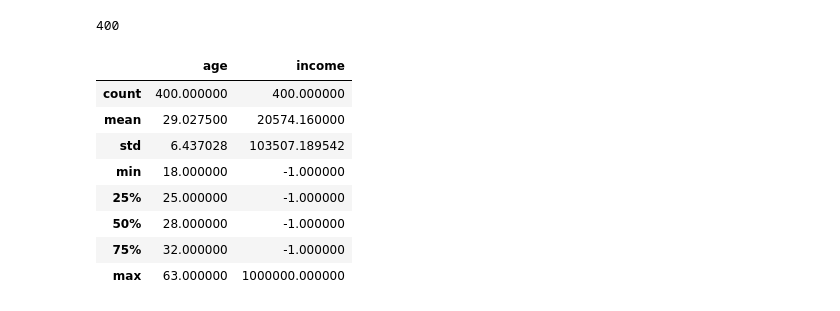
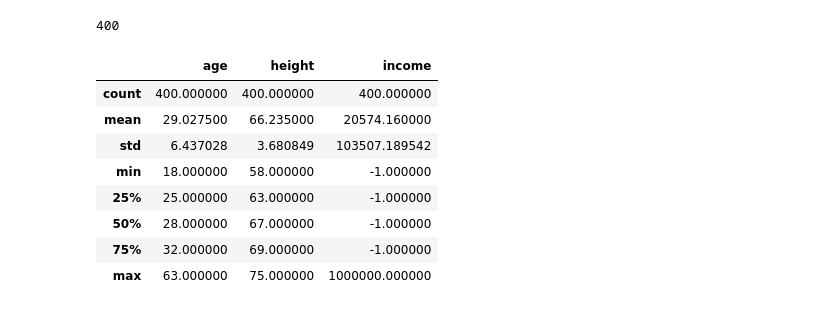
Before and after one commit to truongphamnguyen/daimil-midterm-project, a Jupyter notebook: notebooks/exploring_data.ipynb, the cells around one changed output. Drawn from its saved outputs; the diff is of its cells as text; code cells hidden in the pictures.

```diff
--- a/notebooks/exploring_data.ipynb
+++ b/notebooks/exploring_data.ipynb
@@ -274,3 +276,9 @@ edu_cat_df.to_dict()
   'dropped out of law school': "Bachelor's Degree",
   'dropped out of med school': "Bachelor's Degree",
   'med school': 'Medical Degree'}}
+# %%
+# Accessing nested dictionary
+edu_cat_dict = edu_cat_dict['revised']
+# %%
+cupid_revised_df = cupid_df.replace({"education": edu_cat_dict})
+cupid_revised_df
@@ -277,5 +299,5 @@ edu_cat_df.to_dict()
 # %%
-speak_df = cupid_df['speaks']
+speak_df = cupid_revised_df['speaks']
 for i in speak_df:
     print(i)
 # %% [output]
@@ -305,7 +327,7 @@ vietnamese_ls = []
 for i, row in speak_df.iteritems():
     # use regualre expression to remove special character in this particular column
     # included open/close parenthesis and comma
-    row = re.sub(r"[\(\),]","",row)
+    row = re.sub(r"[\(\),]","",str(row))
     # split the row into words inside list word_ls
     row_ls = row.split()
     for word in row_ls:
@@ -320,15 +342,15 @@ print(len(vietnamese_ls))
 # %% [output]
 400
 # %%
-vietnamese_df = cupid_df.iloc[vietnamese_ls]
+vietnamese_df = cupid_revised_df.iloc[vietnamese_ls]
 vietnamese_df.describe()
 # %% [output]
-|  | age | income |
-| count | 400.000000 | 400.000000 |
-| mean | 29.027500 | 20574.160000 |
-| std | 6.437028 | 103507.189542 |
-| min | 18.000000 | -1.000000 |
-| 25% | 25.000000 | -1.000000 |
-| 50% | 28.000000 | -1.000000 |
-| 75% | 32.000000 | -1.000000 |
-| max | 63.000000 | 1000000.000000 |
+|  | age | height | income |
+| count | 400.000000 | 400.000000 | 400.000000 |
+| mean | 29.027500 | 66.235000 | 20574.160000 |
+| std | 6.437028 | 3.680849 | 103507.189542 |
+| min | 18.000000 | 58.000000 | -1.000000 |
+| 25% | 25.000000 | 63.000000 | -1.000000 |
+| 50% | 28.000000 | 67.000000 | -1.000000 |
+| 75% | 32.000000 | 69.000000 | -1.000000 |
+| max | 63.000000 | 75.000000 | 1000000.000000 |
```
Also changed, not shown: parts of 17 cells of this notebook, 2 other files.
